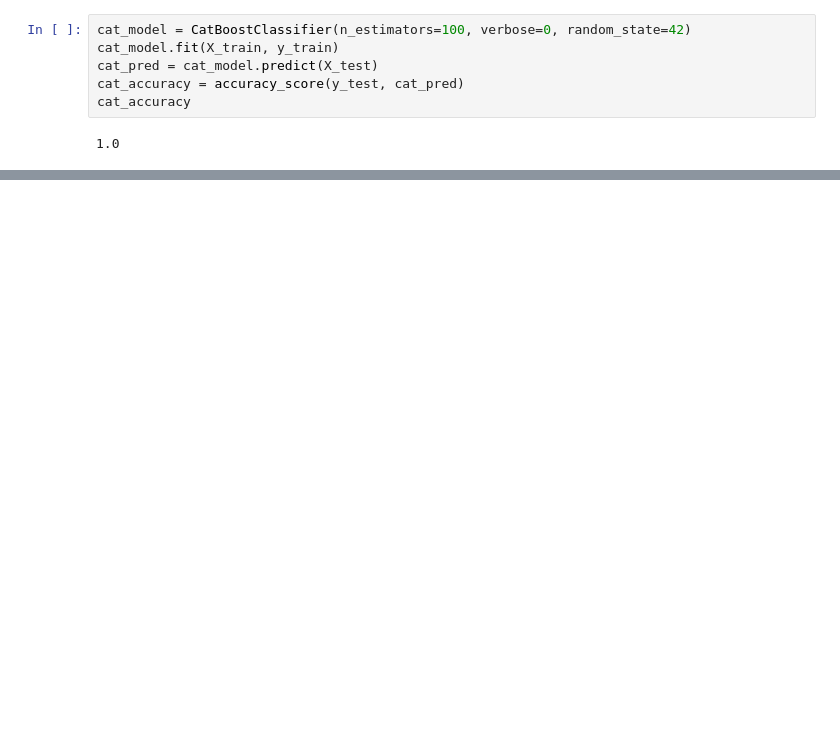
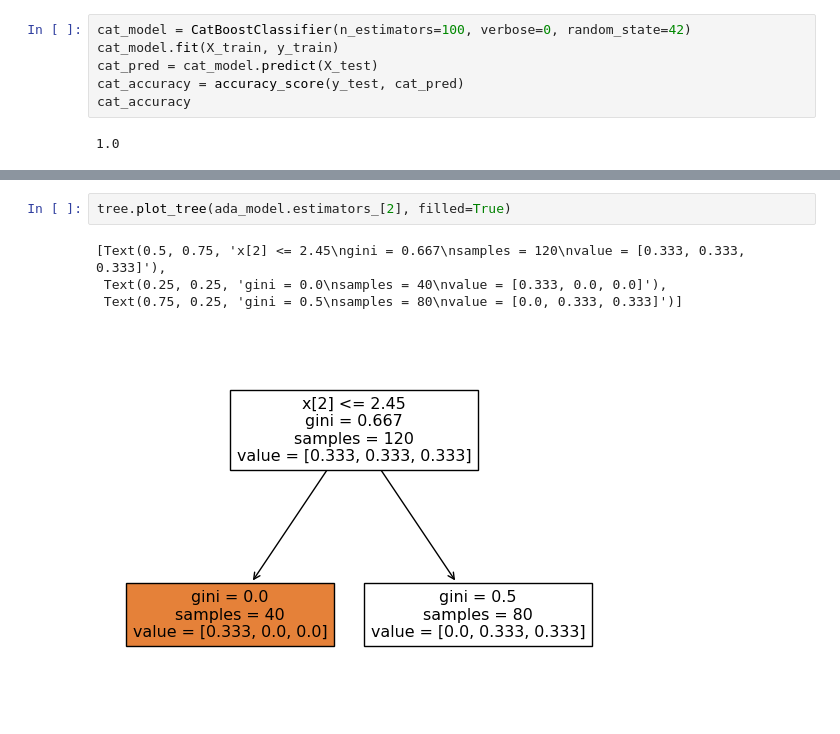
Before and after one commit to HSKayman/My_Improvement_Path, a Jupyter notebook: Data_Science_Magnimind/Machine_Learning/Trees/Ensembles.ipynb, the cells around one changed output, grey strips where cells are left out. Saved outputs shown, nothing was run; the diff lists cells and outputs as text; blank space fills up the shorter version.

```diff
--- a/Data_Science_Magnimind/Machine_Learning/Trees/Ensembles.ipynb
+++ b/Data_Science_Magnimind/Machine_Learning/Trees/Ensembles.ipynb
@@ -75,0 +103,7 @@ ada_accuracy
+# %%
+tree.plot_tree(ada_model.estimators_[2], filled=True)
+# %% [output]
+[Text(0.5, 0.75, 'x[2] <= 2.45\ngini = 0.667\nsamples = 120\nvalue = [0.333, 0.333, 0.333]'),
+ Text(0.25, 0.25, 'gini = 0.0\nsamples = 40\nvalue = [0.333, 0.0, 0.0]'),
+ Text(0.75, 0.25, 'gini = 0.5\nsamples = 80\nvalue = [0.0, 0.333, 0.333]')]
+[figure, added]
```
Also changed, not shown: parts of 5 cells of this notebook, 1 other file.
